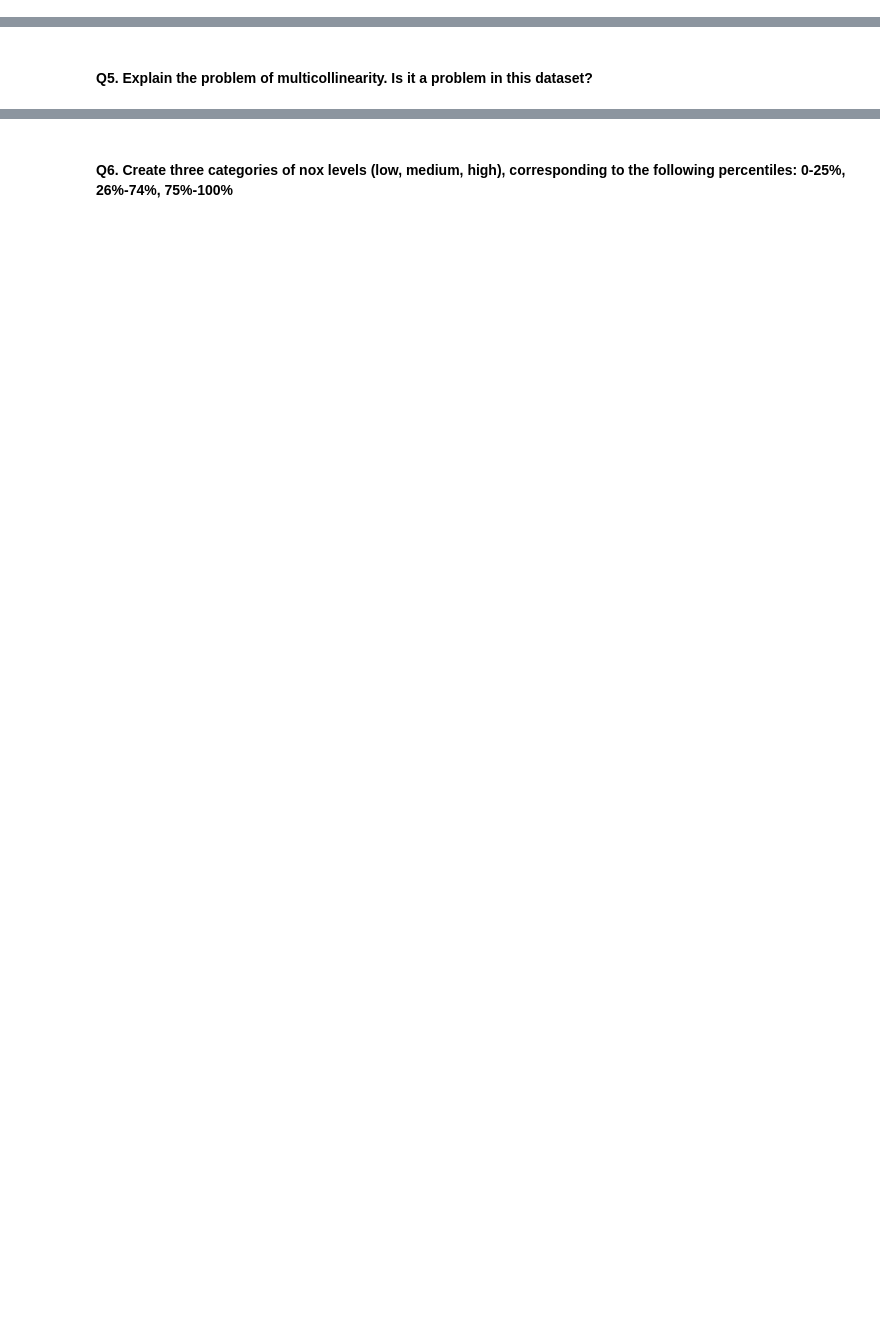
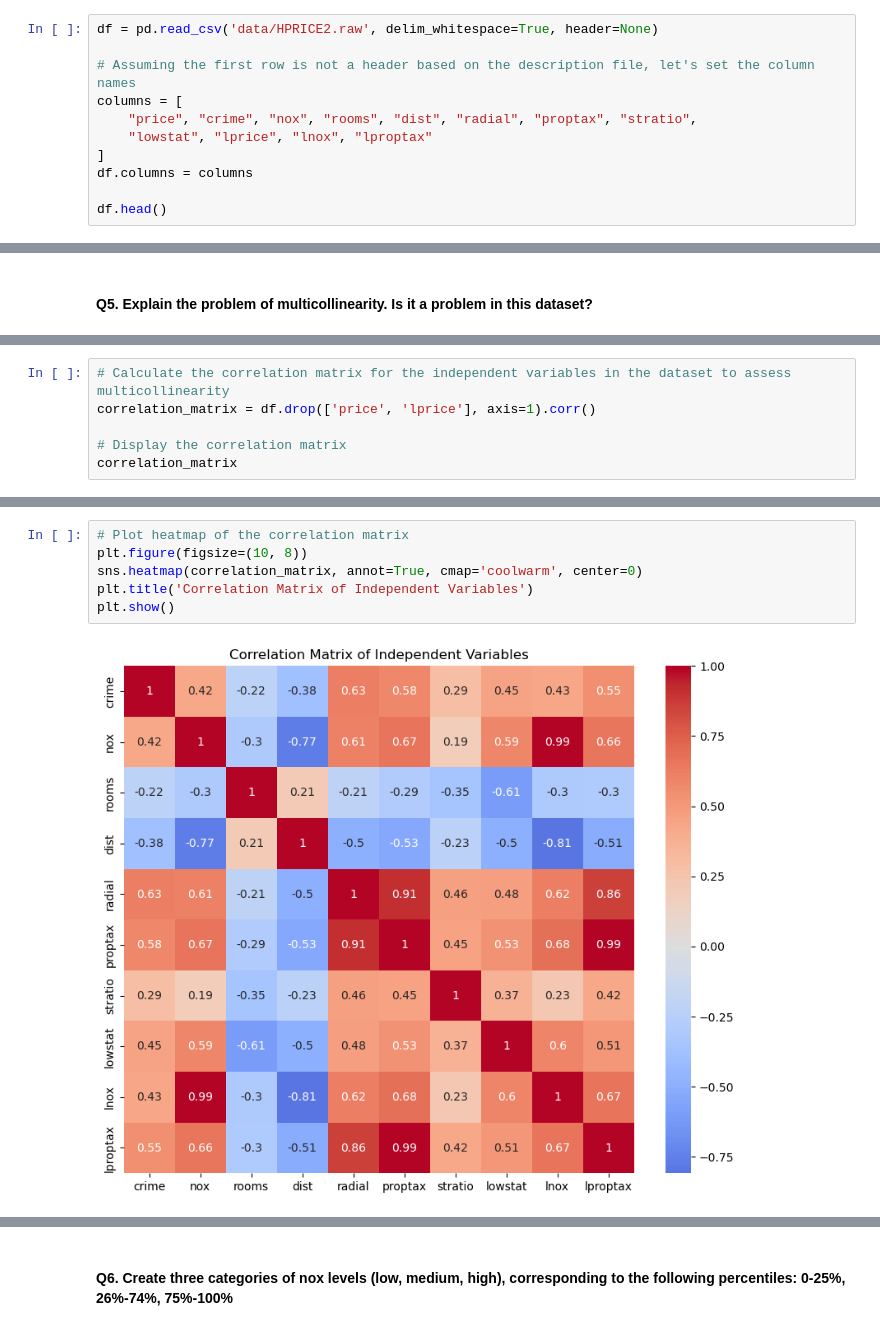
Before and after one commit to pralban/Econometrics, a Jupyter notebook: econometrics_notebook.ipynb, the cells around one changed output, grey strips where cells are left out. Drawn from its saved outputs; the diff is of its cells as text; blank space fills up the shorter version.

```diff
--- a/econometrics_notebook.ipynb
+++ b/econometrics_notebook.ipynb
@@ -14,3 +16,14 @@ import numpy as np
 ## PART 1 - CROSS-SECTION DATA
 
 This part uses the dataset HPRICE2.RAW described in HPRICE2.DES.
+# %%
+df = pd.read_csv('data/HPRICE2.raw', delim_whitespace=True, header=None)
+
+# Assuming the first row is not a header based on the description file, let's set the column names
+columns = [
+    "price", "crime", "nox", "rooms", "dist", "radial", "proptax", "stratio",
+    "lowstat", "lprice", "lnox", "lproptax"
+]
+df.columns = columns
+
+df.head()
@@ -26,0 +116,6 @@ This part uses the dataset HPRICE2.RAW described in HPRICE2.DES.
+# %%
+# Calculate the correlation matrix for the independent variables in the dataset to assess multicollinearity
+correlation_matrix = df.drop(['price', 'lprice'], axis=1).corr()
+
+# Display the correlation matrix
+correlation_matrix
@@ -26,0 +134,8 @@ This part uses the dataset HPRICE2.RAW described in HPRICE2.DES.
+# %%
+# Plot heatmap of the correlation matrix
+plt.figure(figsize=(10, 8))
+sns.heatmap(correlation_matrix, annot=True, cmap='coolwarm', center=0)
+plt.title('Correlation Matrix of Independent Variables')
+plt.show()
+# %% [output]
+[figure, added]
```
Also changed, not shown: parts of 17 cells of this notebook.
